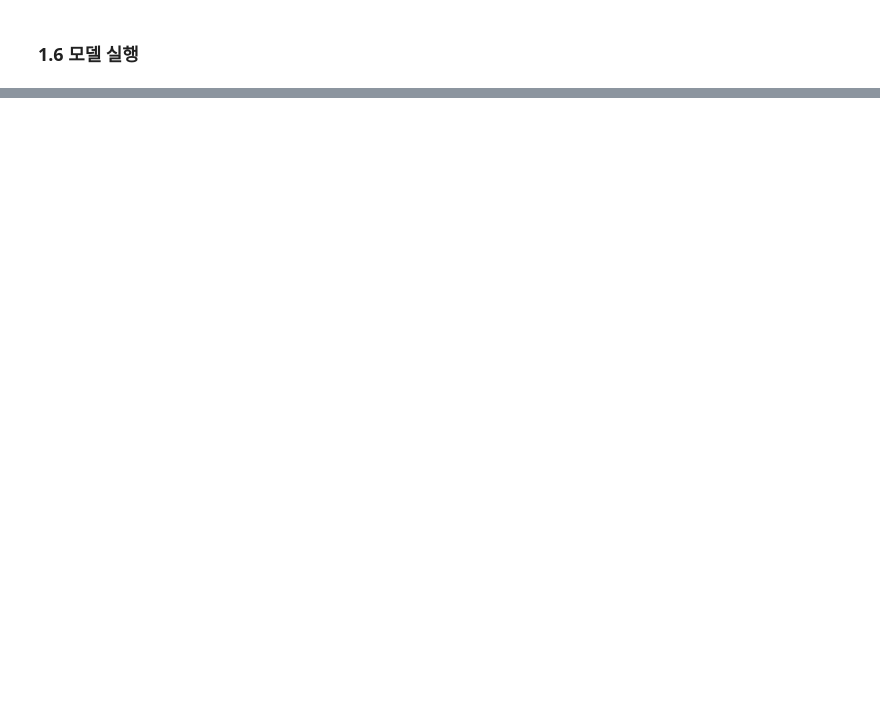
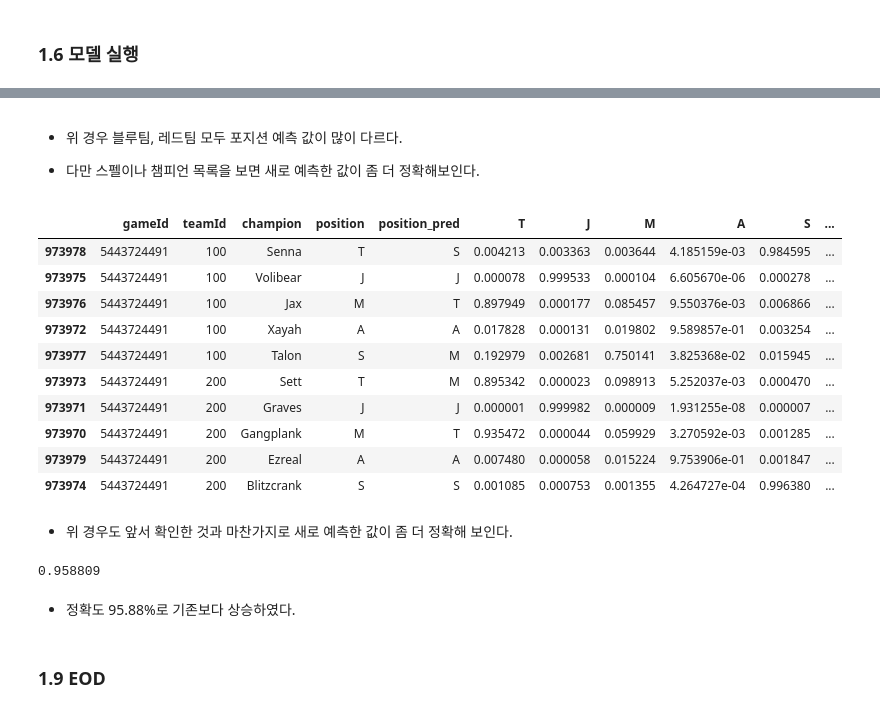
Before and after one commit to Romg2/OPGG, a Jupyter notebook: Day14/Day14_Final_Project.ipynb, the cells around one changed output, grey strips where cells are left out. Cells and saved outputs as stored; diff of their text form; code cells hidden in the pictures; blank space fills up the shorter version.

```diff
--- a/Day14/Day14.ipynb
+++ b/Day14/Day14_Final_Project.ipynb
@@ -908,0 +1246,29 @@ Accuracy:  0.9296
+# %% [markdown]
+- 위 경우 블루팀, 레드팀 모두 포지션 예측 값이 많이 다르다.
+
+
+- 다만 스펠이나 챔피언 목록을 보면 새로 예측한 값이 좀 더 정확해보인다.
+# %%
+test_pred[test_pred["gameId"]==5443724491][check_col].sort_values(by=["teamId","position"])
+# %% [output]
+|  | gameId | teamId | champion | position | position_pred | T | J | M | A | S | ... |
+| 973978 | 5443724491 | 100 | Senna | T | S | 0.004213 | 0.003363 | 0.003644 | 4.185159e-03 | 0.984595 | ... |
+| 973975 | 5443724491 | 100 | Volibear | J | J | 0.000078 | 0.999533 | 0.000104 | 6.605670e-06 | 0.000278 | ... |
+| 973976 | 5443724491 | 100 | Jax | M | T | 0.897949 | 0.000177 | 0.085457 | 9.550376e-03 | 0.006866 | ... |
+| 973972 | 5443724491 | 100 | Xayah | A | A | 0.017828 | 0.000131 | 0.019802 | 9.589857e-01 | 0.003254 | ... |
+| 973977 | 5443724491 | 100 | Talon | S | M | 0.192979 | 0.002681 | 0.750141 | 3.825368e-02 | 0.015945 | ... |
+| 973973 | 5443724491 | 200 | Sett | T | M | 0.895342 | 0.000023 | 0.098913 | 5.252037e-03 | 0.000470 | ... |
+| 973971 | 5443724491 | 200 | Graves | J | J | 0.000001 | 0.999982 | 0.000009 | 1.931255e-08 | 0.000007 | ... |
+| 973970 | 5443724491 | 200 | Gangplank | M | T | 0.935472 | 0.000044 | 0.059929 | 3.270592e-03 | 0.001285 | ... |
+| 973979 | 5443724491 | 200 | Ezreal | A | A | 0.007480 | 0.000058 | 0.015224 | 9.753906e-01 | 0.001847 | ... |
+| 973974 | 5443724491 | 200 | Blitzcrank | S | S | 0.001085 | 0.000753 | 0.001355 | 4.264727e-04 | 0.996380 | ... |
+# %% [markdown]
+- 위 경우도 앞서 확인한 것과 마찬가지로 새로 예측한 값이 좀 더 정확해 보인다.
+# %%
+accuracy_score(test_pred["position"], test_pred["position_pred"])
+# %% [output]
+0.958809
+# %% [markdown]
+- 정확도 95.88%로 기존보다 상승하였다.
+# %% [markdown]
+### 1.9 EOD
```
Also changed, not shown: parts of 89 cells of this notebook.
